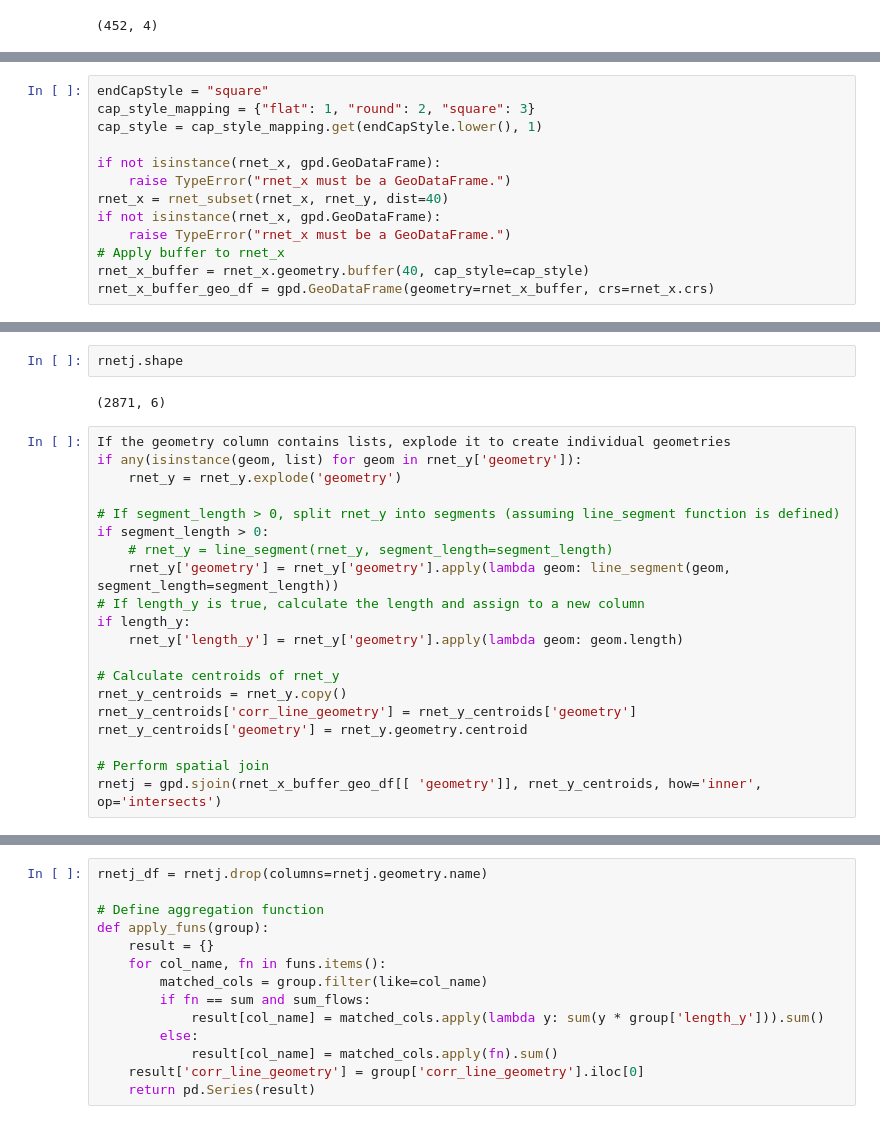
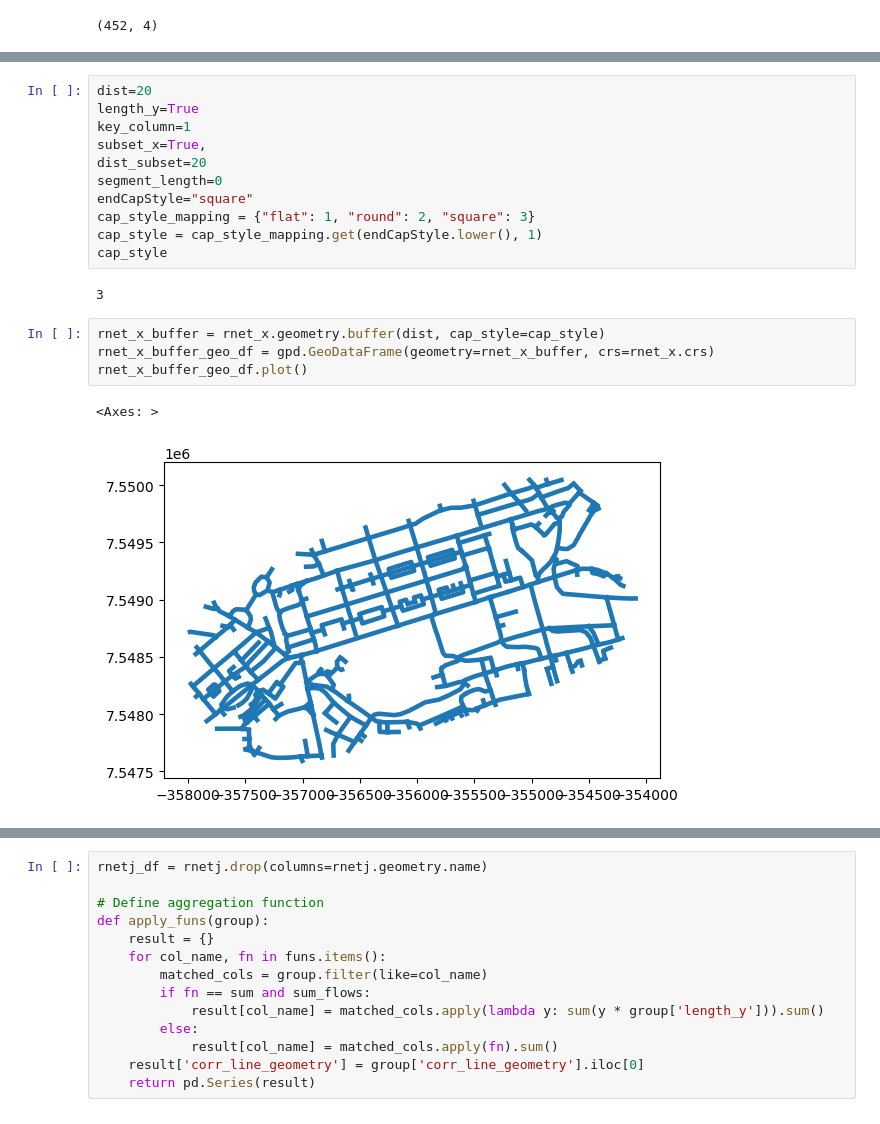
Before and after one commit to nptscot/networkmerge, a Jupyter notebook: stplanr in python.ipynb, the cells around one changed output, grey strips where cells are left out. Drawn from its saved outputs; the diff is of its cells as text.

Commit message:
checking function rnet_merge,not finish

```diff
--- a/stplanr in python.ipynb
+++ b/stplanr in python.ipynb
@@ -263,13 +243,0 @@ rj.head(10)
-# %%
-endCapStyle = "square"
-cap_style_mapping = {"flat": 1, "round": 2, "square": 3}
-cap_style = cap_style_mapping.get(endCapStyle.lower(), 1)
-
-if not isinstance(rnet_x, gpd.GeoDataFrame):
-    raise TypeError("rnet_x must be a GeoDataFrame.")
-rnet_x = rnet_subset(rnet_x, rnet_y, dist=40)
-if not isinstance(rnet_x, gpd.GeoDataFrame):
-    raise TypeError("rnet_x must be a GeoDataFrame.")
-# Apply buffer to rnet_x
-rnet_x_buffer = rnet_x.geometry.buffer(40, cap_style=cap_style)
-rnet_x_buffer_geo_df = gpd.GeoDataFrame(geometry=rnet_x_buffer, crs=rnet_x.crs)
@@ -314,24 +244,20 @@ Right CRS: EPSG:3857
-# %%
-rnetj.shape
-# %% [output]
-(2871, 6)
-# %%
-If the geometry column contains lists, explode it to create individual geometries
-if any(isinstance(geom, list) for geom in rnet_y['geometry']):
-    rnet_y = rnet_y.explode('geometry')
-
-# If segment_length > 0, split rnet_y into segments (assuming line_segment function is defined)
-if segment_length > 0:
-    # rnet_y = line_segment(rnet_y, segment_length=segment_length)
-    rnet_y['geometry'] = rnet_y['geometry'].apply(lambda geom: line_segment(geom, segment_length=segment_length))
-# If length_y is true, calculate the length and assign to a new column
-if length_y:
-    rnet_y['length_y'] = rnet_y['geometry'].apply(lambda geom: geom.length)
-
-# Calculate centroids of rnet_y
-rnet_y_centroids = rnet_y.copy()
-rnet_y_centroids['corr_line_geometry'] = rnet_y_centroids['geometry']
-rnet_y_centroids['geometry'] = rnet_y.geometry.centroid
-
-# Perform spatial join
-rnetj = gpd.sjoin(rnet_x_buffer_geo_df[[ 'geometry']], rnet_y_centroids, how='inner', op='intersects')
+# %%
+dist=20
+length_y=True
+key_column=1
+subset_x=True,
+dist_subset=20
+segment_length=0
+endCapStyle="square"
+cap_style_mapping = {"flat": 1, "round": 2, "square": 3}
+cap_style = cap_style_mapping.get(endCapStyle.lower(), 1)
+cap_style
+# %% [output]
+3
+# %%
+rnet_x_buffer = rnet_x.geometry.buffer(dist, cap_style=cap_style)
+rnet_x_buffer_geo_df = gpd.GeoDataFrame(geometry=rnet_x_buffer, crs=rnet_x.crs)
+rnet_x_buffer_geo_df.plot()
+# %% [output]
+<Axes: >
+[figure, added]
```
Also changed, not shown: parts of 12 cells of this notebook.
